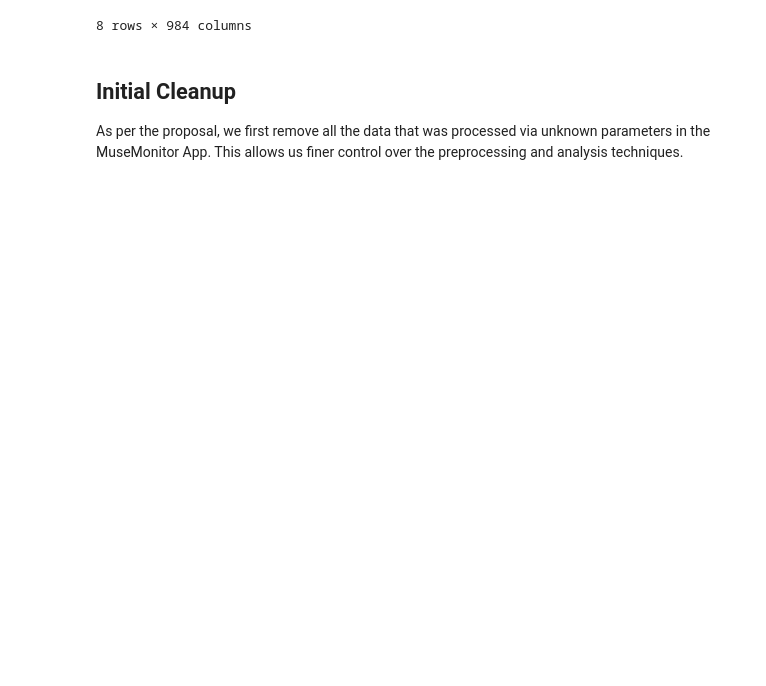
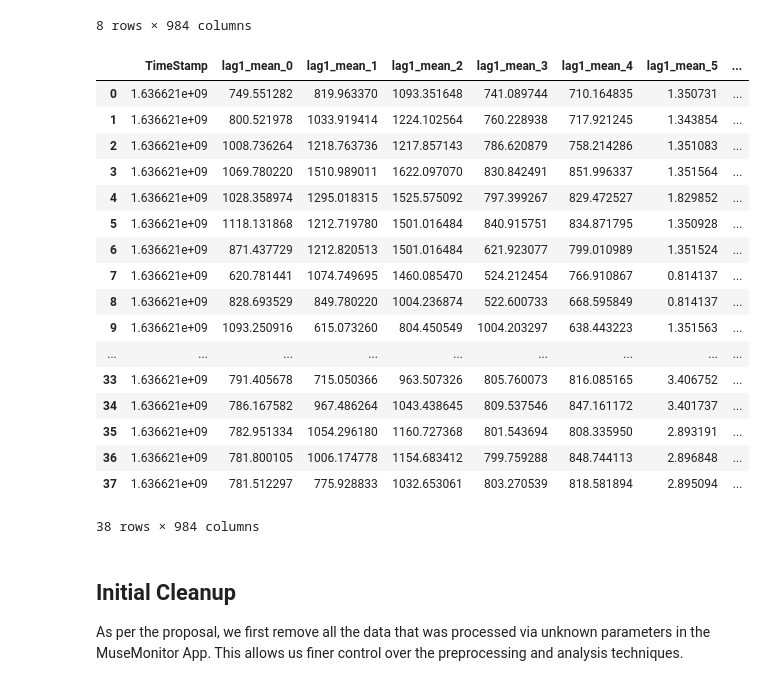
Before and after one commit to musahabib/WorkerFatigue_EEG_ML, a Jupyter notebook: Notebook.ipynb, the cells around one changed output. Cells and saved outputs as stored; diff of their text form; code cells hidden in the pictures; blank space fills up the shorter version.

```diff
--- a/Notebook.ipynb
+++ b/Notebook.ipynb
@@ -283,6 +283,27 @@ X.describe()
 | 75% | 1.636621e+09 | 860.751679 | 967.486264 | 1080.873397 | 839.359992 | 817.957712 | 3.403910 | ... |
 | max | 1.636621e+09 | 1152.985348 | 1510.989011 | 1622.097070 | 1150.097680 | 851.996337 | 3.896908 | ... |
 8 rows × 984 columns
+# %%
+X
+# %% [output]
+|  | TimeStamp | lag1_mean_0 | lag1_mean_1 | lag1_mean_2 | lag1_mean_3 | lag1_mean_4 | lag1_mean_5 | ... |
+| 0 | 1.636621e+09 | 749.551282 | 819.963370 | 1093.351648 | 741.089744 | 710.164835 | 1.350731 | ... |
+| 1 | 1.636621e+09 | 800.521978 | 1033.919414 | 1224.102564 | 760.228938 | 717.921245 | 1.343854 | ... |
+| 2 | 1.636621e+09 | 1008.736264 | 1218.763736 | 1217.857143 | 786.620879 | 758.214286 | 1.351083 | ... |
+| 3 | 1.636621e+09 | 1069.780220 | 1510.989011 | 1622.097070 | 830.842491 | 851.996337 | 1.351564 | ... |
+| 4 | 1.636621e+09 | 1028.358974 | 1295.018315 | 1525.575092 | 797.399267 | 829.472527 | 1.829852 | ... |
+| 5 | 1.636621e+09 | 1118.131868 | 1212.719780 | 1501.016484 | 840.915751 | 834.871795 | 1.350928 | ... |
+| 6 | 1.636621e+09 | 871.437729 | 1212.820513 | 1501.016484 | 621.923077 | 799.010989 | 1.351524 | ... |
+| 7 | 1.636621e+09 | 620.781441 | 1074.749695 | 1460.085470 | 524.212454 | 766.910867 | 0.814137 | ... |
+| 8 | 1.636621e+09 | 828.693529 | 849.780220 | 1004.236874 | 522.600733 | 668.595849 | 0.814137 | ... |
+| 9 | 1.636621e+09 | 1093.250916 | 615.073260 | 804.450549 | 1004.203297 | 638.443223 | 1.351563 | ... |
+| ... | ... | ... | ... | ... | ... | ... | ... | ... |
+| 33 | 1.636621e+09 | 791.405678 | 715.050366 | 963.507326 | 805.760073 | 816.085165 | 3.406752 | ... |
+| 34 | 1.636621e+09 | 786.167582 | 967.486264 | 1043.438645 | 809.537546 | 847.161172 | 3.401737 | ... |
+| 35 | 1.636621e+09 | 782.951334 | 1054.296180 | 1160.727368 | 801.543694 | 808.335950 | 2.893191 | ... |
+| 36 | 1.636621e+09 | 781.800105 | 1006.174778 | 1154.683412 | 799.759288 | 848.744113 | 2.896848 | ... |
+| 37 | 1.636621e+09 | 781.512297 | 775.928833 | 1032.653061 | 803.270539 | 818.581894 | 2.895094 | ... |
+38 rows × 984 columns
 # %% [markdown]
 ## Initial Cleanup
 As per the proposal, we first remove all the data that was processed via unknown parameters in the MuseMonitor App. This allows us finer control over the preprocessing and analysis techniques.
```
Also changed, not shown: parts of 4 cells of this notebook.
